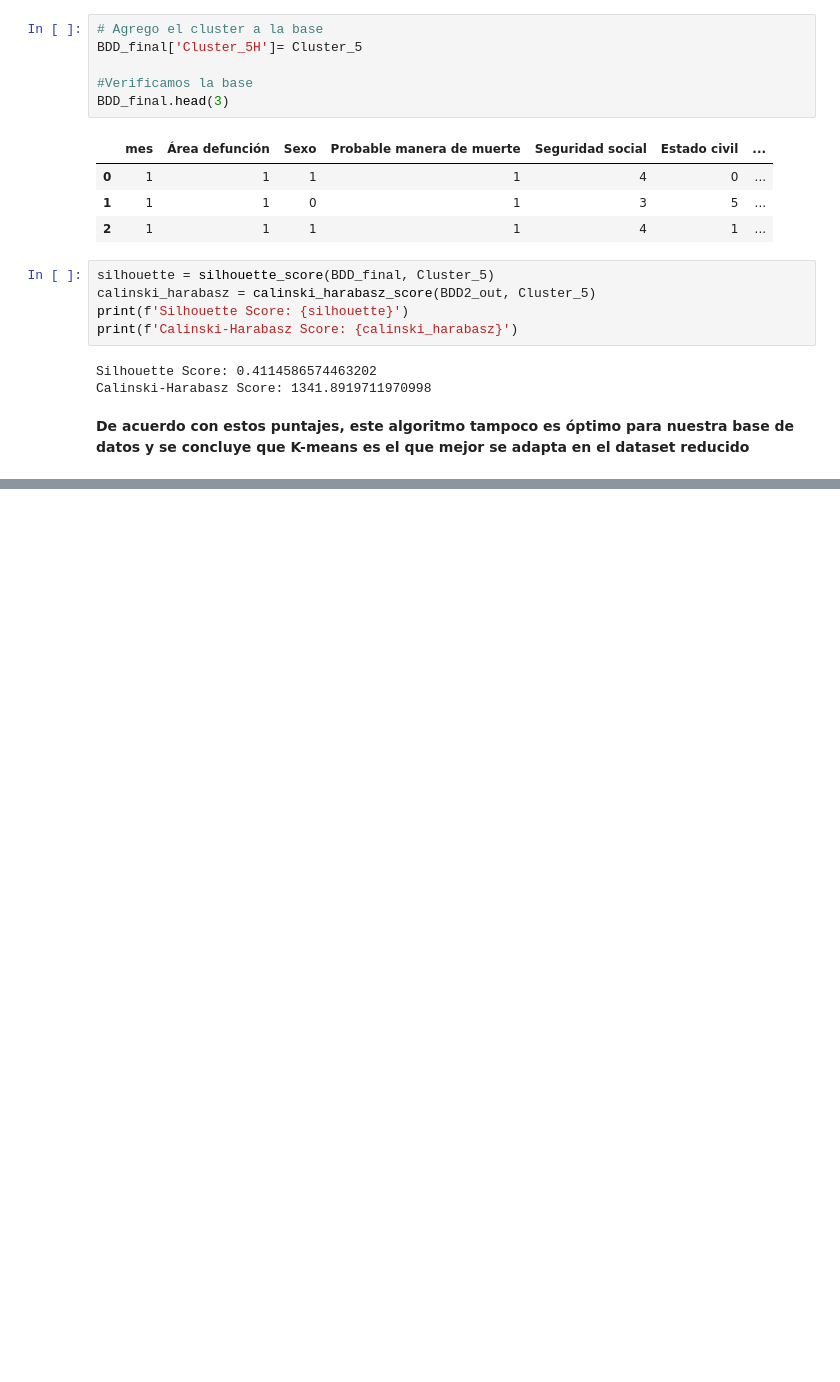
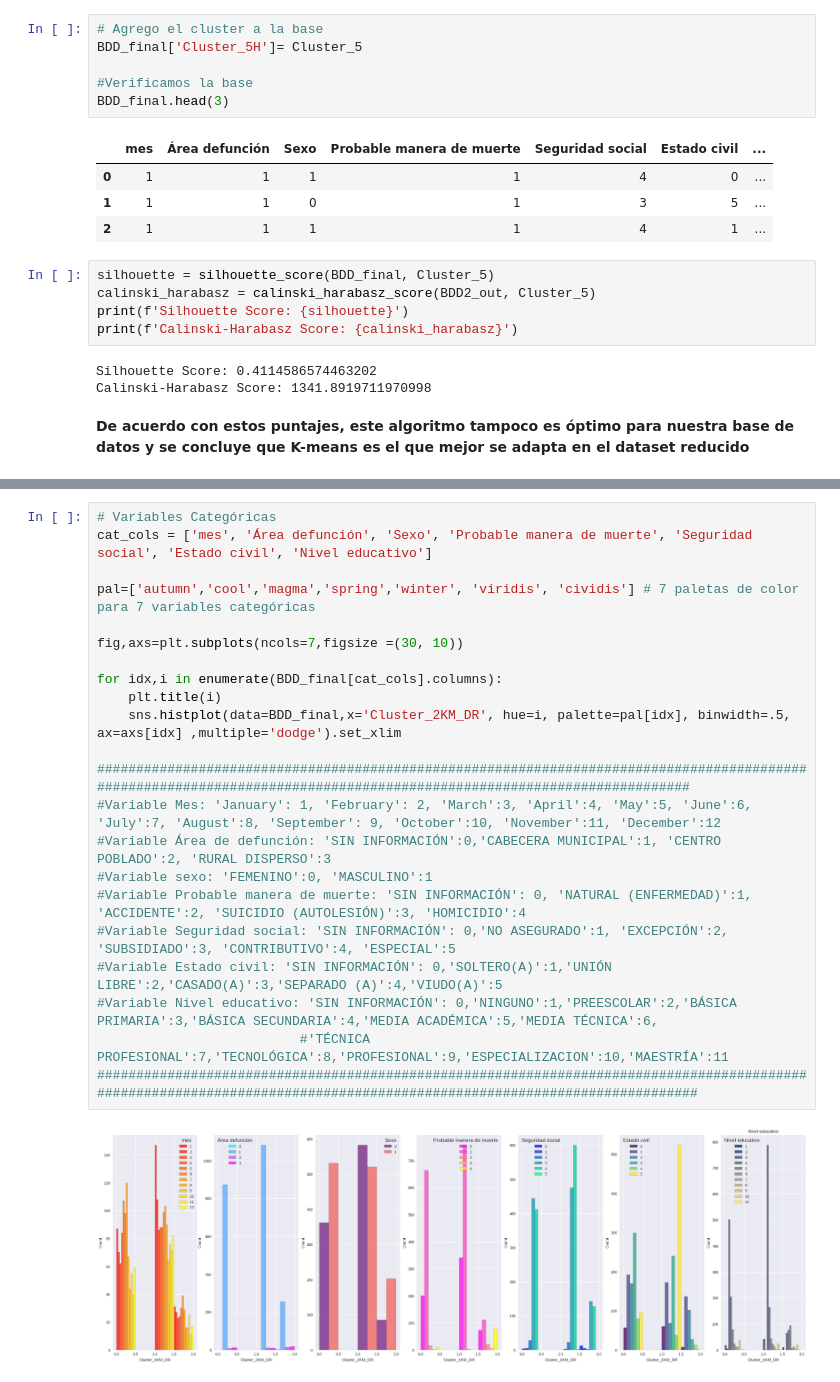
Before and after one commit to veronica1908/T2_APRENDIZAJE_NO_SUPERVISADO, a Jupyter notebook: APRENDIZAJE_NO_SUPERVISADO.ipynb, the cells around one changed output, grey strips where cells are left out. Drawn from its saved outputs; the diff is of its cells as text; blank space fills up the shorter version.

```diff
--- a/APRENDIZAJE_NO_SUPERVISADO.ipynb
+++ b/APRENDIZAJE_NO_SUPERVISADO.ipynb
@@ -2184,0 +2204,24 @@ Calinski-Harabasz Score: 1341.8919711970998
+# %%
+# Variables Categóricas
+cat_cols = ['mes', 'Área defunción', 'Sexo', 'Probable manera de muerte', 'Seguridad social', 'Estado civil', 'Nivel educativo']
+
+pal=['autumn','cool','magma','spring','winter', 'viridis', 'cividis'] # 7 paletas de color para 7 variables categóricas
+
+fig,axs=plt.subplots(ncols=7,figsize =(30, 10))
+
+for idx,i in enumerate(BDD_final[cat_cols].columns):
+    plt.title(i)
+    sns.histplot(data=BDD_final,x='Cluster_2KM_DR', hue=i, palette=pal[idx], binwidth=.5, ax=axs[idx] ,multiple='dodge').set_xlim
+
+#######################################################################################################################################################################
+#Variable Mes: 'January': 1, 'February': 2, 'March':3, 'April':4, 'May':5, 'June':6, 'July':7, 'August':8, 'September': 9, 'October':10, 'November':11, 'December':12
+#Variable Área de defunción: 'SIN INFORMACIÓN':0,'CABECERA MUNICIPAL':1, 'CENTRO POBLADO':2, 'RURAL DISPERSO':3
+#Variable sexo: 'FEMENINO':0, 'MASCULINO':1
+#Variable Probable manera de muerte: 'SIN INFORMACIÓN': 0, 'NATURAL (ENFERMEDAD)':1, 'ACCIDENTE':2, 'SUICIDIO (AUTOLESIÓN)':3, 'HOMICIDIO':4
+#Variable Seguridad social: 'SIN INFORMACIÓN': 0,'NO ASEGURADO':1, 'EXCEPCIÓN':2, 'SUBSIDIADO':3, 'CONTRIBUTIVO':4, 'ESPECIAL':5
+#Variable Estado civil: 'SIN INFORMACIÓN': 0,'SOLTERO(A)':1,'UNIÓN LIBRE':2,'CASADO(A)':3,'SEPARADO (A)':4,'VIUDO(A)':5
+#Variable Nivel educativo: 'SIN INFORMACIÓN': 0,'NINGUNO':1,'PREESCOLAR':2,'BÁSICA PRIMARIA':3,'BÁSICA SECUNDARIA':4,'MEDIA ACADÉMICA':5,'MEDIA TÉCNICA':6,
+                          #'TÉCNICA PROFESIONAL':7,'TECNOLÓGICA':8,'PROFESIONAL':9,'ESPECIALIZACION':10,'MAESTRÍA':11
+########################################################################################################################################################################
+# %% [output]
+[figure, added]
```
Also changed, not shown: parts of 21 cells of this notebook.
